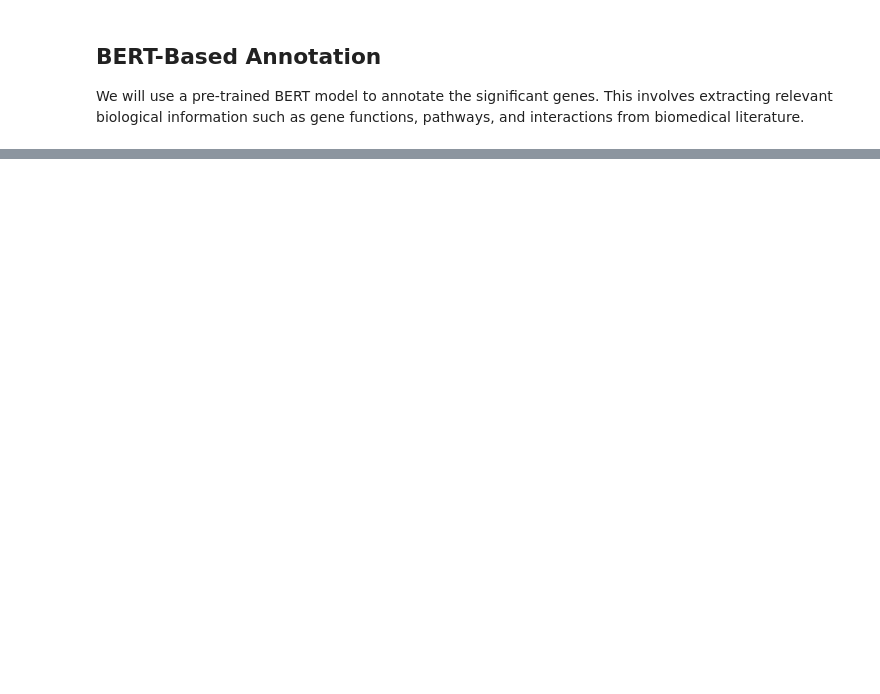
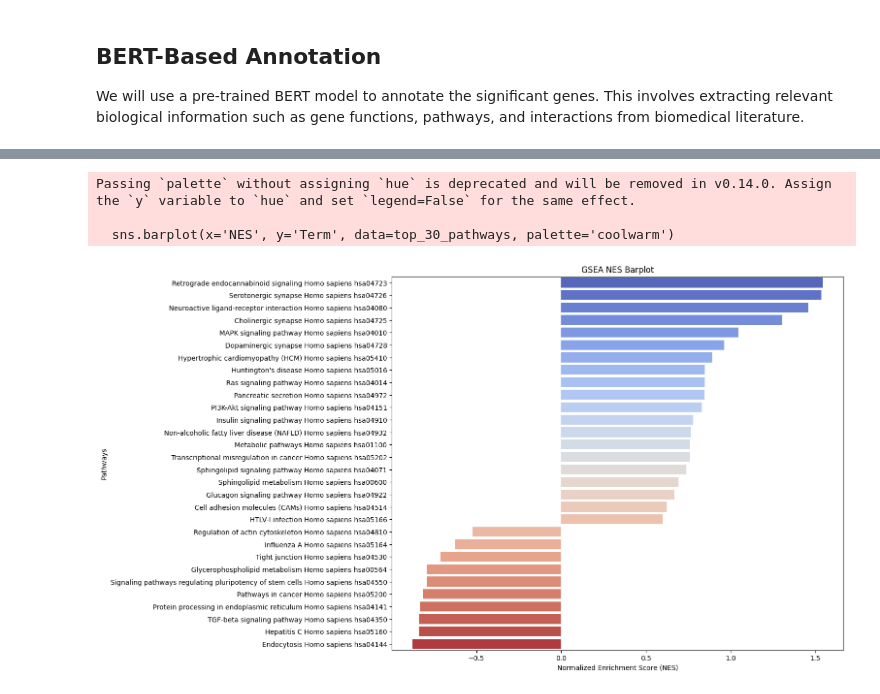
Before and after one commit to christophergaughan/sample-work, a Jupyter notebook: Copy_of_NB_7_GDC_API_BERT.ipynb, the cells around one changed output, grey strips where cells are left out. Saved outputs shown, nothing was run; the diff lists cells and outputs as text; code cells hidden in the pictures; blank space fills up the shorter version.

```diff
--- a/Copy_of_NB_7_GDC_API_BERT.ipynb
+++ b/Copy_of_NB_7_GDC_API_BERT.ipynb
@@ -3266,0 +4322,23 @@ X_train, X_val, y_train, y_val = train_test_split(X, y, test_size=0.2, random_st
+# %%
+import pandas as pd
+import matplotlib.pyplot as plt
+import seaborn as sns
+
+# Assuming pre_res.res2d is the DataFrame containing the actual GSEA results
+pre_res_res2d = pre_res.res2d
+
+# Sort by NES to get the top 30 pathways
+top_30_pathways = pre_res_res2d.sort_values('NES', ascending=False).head(30)
+
+# Plot GSEA results using available columns
+plt.figure(figsize=(12, 10))
+sns.barplot(x='NES', y='Term', data=top_30_pathways, palette='coolwarm')
+plt.title('GSEA NES Barplot')
+plt.xlabel('Normalized Enrichment Score (NES)')
+plt.ylabel('Pathways')
+plt.show()
+# %% [output]
+Passing `palette` without assigning `hue` is deprecated and will be removed in v0.14.0. Assign the `y` variable to `hue` and set `legend=False` for the same effect.
+
+  sns.barplot(x='NES', y='Term', data=top_30_pathways, palette='coolwarm')
+[figure, added]
```
Also changed, not shown: parts of 152 cells of this notebook.
